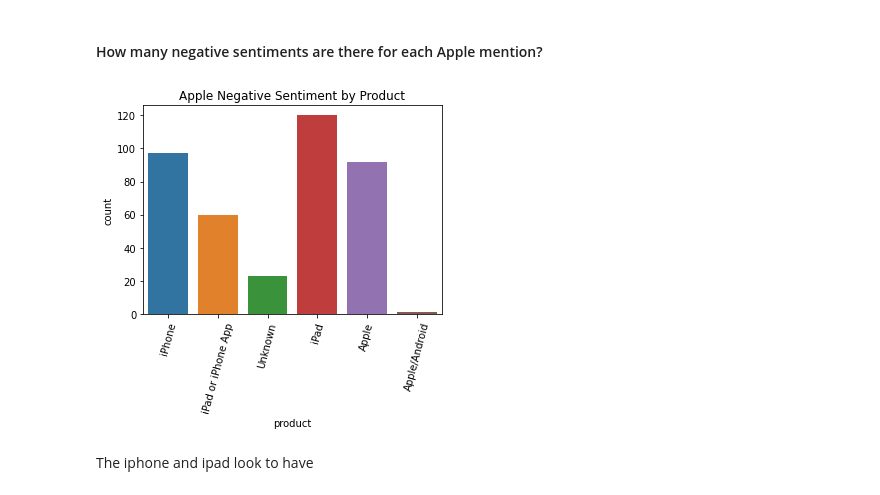
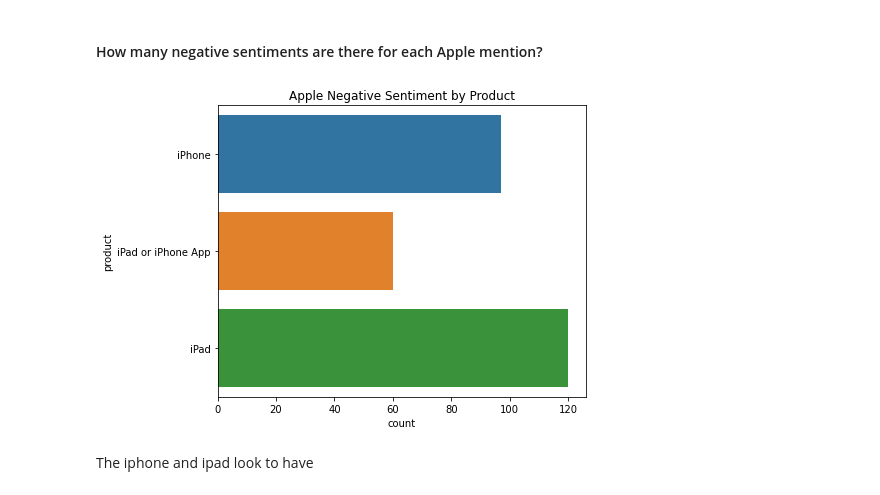
Before and after one commit to ryanreilly/phase_4_project, a Jupyter notebook: final_notebook.ipynb, the cells around one changed output. Saved outputs shown, nothing was run; the diff lists cells and outputs as text; code cells hidden in the pictures.

```diff
--- a/final_notebook.ipynb
+++ b/final_notebook.ipynb
@@ -363,22 +363,24 @@ Apple looks to have more negative and nuetral tweets than Google.
 # %% [markdown]
 #### How many negative sentiments are there for each Apple mention?
 # %%
-fig, ax = plt.subplots(figsize = (5,5))
+fig, ax = plt.subplots(figsize = (7,5))
 
 apple_neg = df[(df['sentiment'] == 'Negative') &
                (df['brand'] == 'Apple') &
-               (df['product'] != 'Other Apple product or service') ]
+               (df['product'] != 'Other Apple product or service') &
+               (df['product'] != 'Apple') &
+               (df['product'] != 'Apple/Android') &
+               (df['product'] != 'Unknown')]
 
 #Create the plot
-ax = sns.countplot(x="product", data=apple_neg)
-plt.xticks(rotation=75)
+ax = sns.countplot(y="product", orient= 'v', data=apple_neg)
 
 ax.set_title("Apple Negative Sentiment by Product")
 
 plt.tight_layout()
 fig.savefig('images/apple_product.png');
 # %% [output]
-[figure, old version]
+[figure, new version]
 # %% [markdown]
 The iphone and ipad look to have
 # %% [markdown]
```
Also changed, not shown: parts of 10 cells of this notebook.
